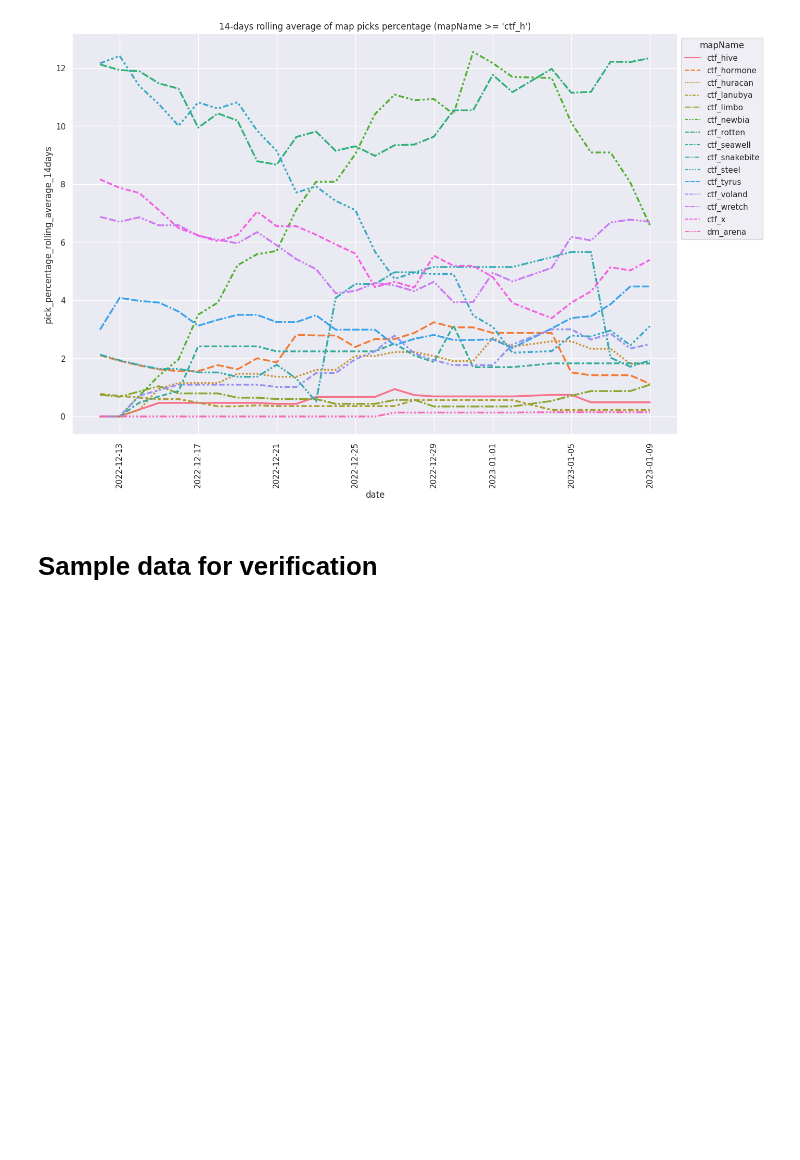
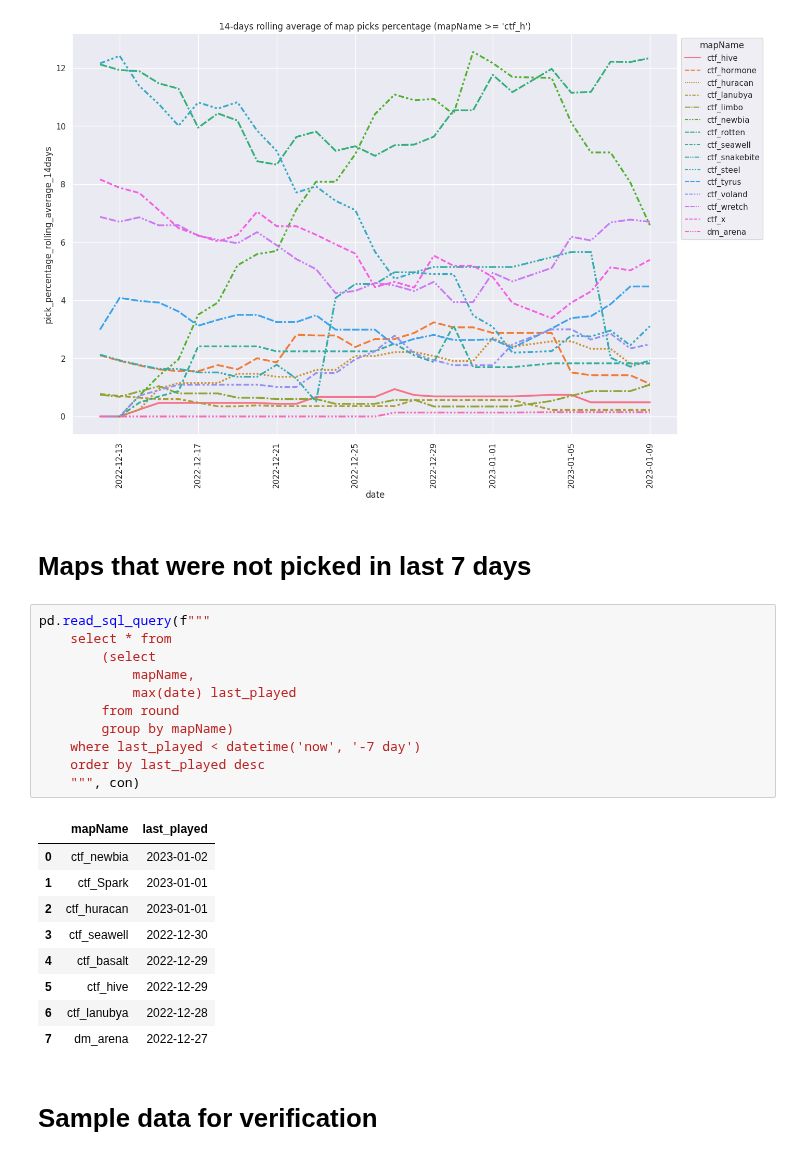
Before and after one commit to s2vndl/s2_1st_tournament_stats, a Jupyter notebook: stats_maps_trends.ipynb, the cells around one changed output. Drawn from its saved outputs; the diff is of its cells as text; blank space fills up the shorter version.

Commit message:
add list of maps that havent been played recently

```diff
--- a/stats_maps_trends.ipynb
+++ b/stats_maps_trends.ipynb
@@ -90,6 +90,29 @@ plt
 # %% [output]
 <AxesSubplot: title={'center': "14-days rolling average of map picks percentage (mapName >= 'ctf_h')"}, xlabel='date', ylabel='pick_percentage_rolling_average_14days'>
 [figure]
+# %% [markdown]
+# Maps that were not picked in last 7 days
+# %%
+pd.read_sql_query(f"""
+    select * from
+        (select
+            mapName,
+            max(date) last_played
+        from round
+        group by mapName)
+    where last_played < datetime('now', '-7 day')
+    order by last_played desc
+    """, con)
+# %% [output]
+|  | mapName | last_played |
+| 0 | ctf_newbia | 2023-01-02 |
+| 1 | ctf_Spark | 2023-01-01 |
+| 2 | ctf_huracan | 2023-01-01 |
+| 3 | ctf_seawell | 2022-12-30 |
+| 4 | ctf_basalt | 2022-12-29 |
+| 5 | ctf_hive | 2022-12-29 |
+| 6 | ctf_lanubya | 2022-12-28 |
+| 7 | dm_arena | 2022-12-27 |
 # %% [markdown]
 # Sample data for verification
 # %%
```
Also changed, not shown: parts of 1 cell of this notebook.
